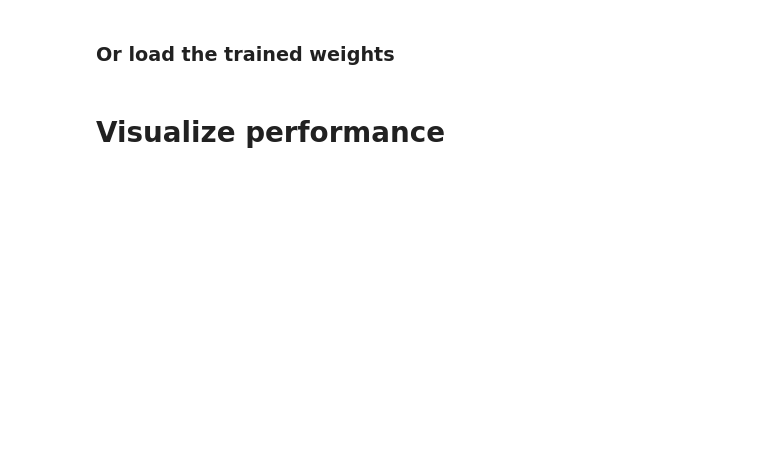
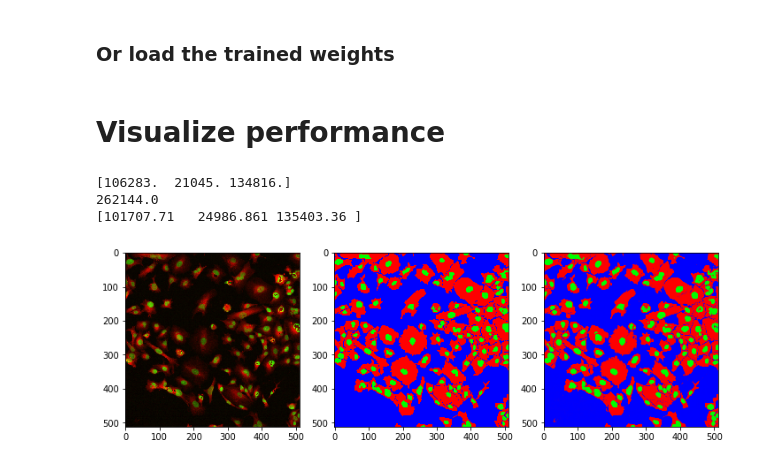
Before and after one commit to chienhsiang/tensorflow, a Jupyter notebook: segmentation/code/main_segmentation.ipynb, the cells around one changed output. Cells and saved outputs as stored; diff of their text form; code cells hidden in the pictures; blank space fills up the shorter version.

Commit message:
Done 1st round of seg merged images.

```diff
--- a/segmentation/code/main_segmentation.ipynb
+++ b/segmentation/code/main_segmentation.ipynb
@@ -248,7 +254,7 @@ model.compile(optimizer='adam', loss=loss_fn, metrics=[u_net.dice_loss])
 ## Train the model
 # %%
 root_path = r'/awlab/users/chsu/WorkSpace/tensorflow/segmentation'
-model_tag = 'cell_weighted_bce2_'
+model_tag = 'both_cce_'
 
 timestamp = '{}'.format(datetime.datetime.now()).split('.')[0].replace(':','_').replace(' ','_')
 foler_name = model_tag + timestamp
@@ -258,7 +264,7 @@ weights_path = os.path.join(root_path, 'models', foler_name, 'weights-{epoch:04d
 weights_dir = os.path.dirname(weights_path)
 if not os.path.isdir(weights_dir):
     os.makedirs(weights_dir, exist_ok=True)
-cp = tf.keras.callbacks.ModelCheckpoint(filepath=weights_path, monitor='val_dice_loss',
+cp = tf.keras.callbacks.ModelCheckpoint(filepath=weights_path, monitor='val_loss',
                                         save_best_only=True, save_weights_only=True, verbose=1)
 # tensorboard
 log_dir = os.path.join(root_path, 'logs', foler_name)
@@ -266,7 +272,7 @@ if not os.path.isdir(log_dir):
     os.makedirs(log_dir, exist_ok=True)
 tb = tf.keras.callbacks.TensorBoard(log_dir=log_dir)
 # %%
-history = model.fit(train_ds, epochs=50,
+history = model.fit(train_ds, epochs=20,
                     steps_per_epoch=int(np.ceil(num_train_data / batch_size)),
                     validation_data=val_ds,
                     validation_steps=int(np.ceil(num_val_data / batch_size)),
@@ -343,6 +363,8 @@ def overlay_mask(img, mask, mask_pred):
 # %%
 idx_to_plot = np.random.choice(num_val_data, 3)
 result_folder = r'/awlab/users/chsu/WorkSpace/tensorflow/segmentation/results'
+nuc_idx = 1
+cell_idx = 0
 
 if not os.path.isdir(result_folder):
     os.makedirs(result_folder)
@@ -353,7 +375,21 @@ for i, (img, mask) in enumerate(val_ds):
     if i in idx_to_plot:
         y_pred = model(img)
         for j in range(4):
-            I = overlay_mask(img[j,:,:,0], mask[j,:,:,0], y_pred[j,:,:,0])
+            if task == 'both_seg':
+                I = np.uint8(img[j].numpy()*255.)
+                M = np.uint8(mask[j].numpy()*255.)
+                M_pred = np.uint8((y_pred[j].numpy() > 0.5) *255.)
+
+                # overlay nucleus segmentation
+                I = overlay_mask(I, M[:,:,nuc_idx], M_pred[:,:,nuc_idx],
+                                 true_color=(255,255,0), pred_color=(0,255,255))
+                # overlay cell segmentation
+                I = overlay_mask(I, M[:,:,cell_idx], M_pred[:,:,cell_idx],
+                                 true_color=(0,255,0), pred_color=(255,0,255))
+
+            else:
+                I = overlay_mask(img[j,:,:,0], mask[j,:,:,0], y_pred[j,:,:,0])
+
             fname = os.path.join(result_folder, '{}_{}.png'.format(i,j))
             cv2.imwrite(fname, cv2.cvtColor(I, cv2.COLOR_RGB2BGR))
 
@@ -362,3 +398,26 @@ for i, (img, mask) in enumerate(val_ds):
 
     if i > max(idx_to_plot):
         break
+# %%
+plt.figure(figsize=(12, 16))
+for img, mask in val_ds.shuffle(num_val_data).take(1):
+    idx = 0
+    y_pred = model(img)
+
+    plt.subplot(1,3,1)
+    plt.imshow(img[idx])
+
+    plt.subplot(1,3,2)
+    plt.imshow(mask[idx])
+
+    plt.subplot(1,3,3)
+    plt.imshow(y_pred[idx])
+
+    print(mask[idx].numpy().sum(axis=(0,1)))
+    print(mask[idx].numpy().sum())
+    print(y_pred[idx].numpy().sum(axis=(0,1)))
+# %% [output]
+[106283.  21045. 134816.]
+262144.0
+[101707.71   24986.861 135403.36 ]
+[figure, added]
```
Also changed, not shown: parts of 10 cells of this notebook, 3 other files.
